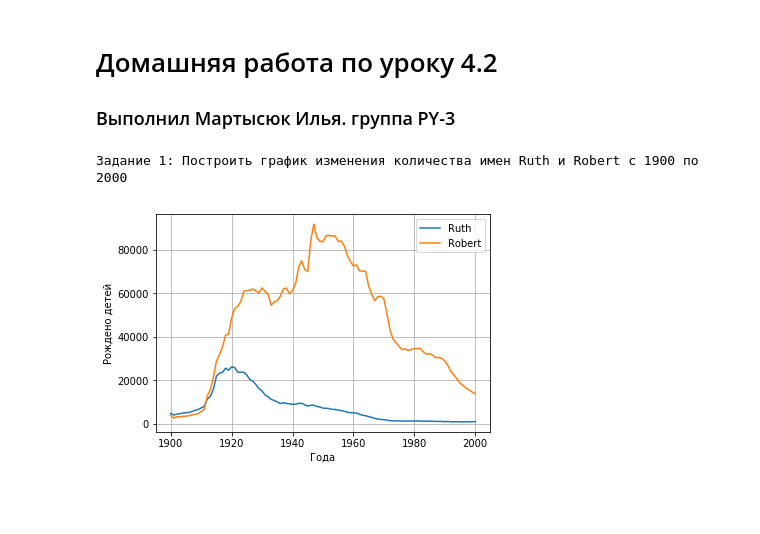
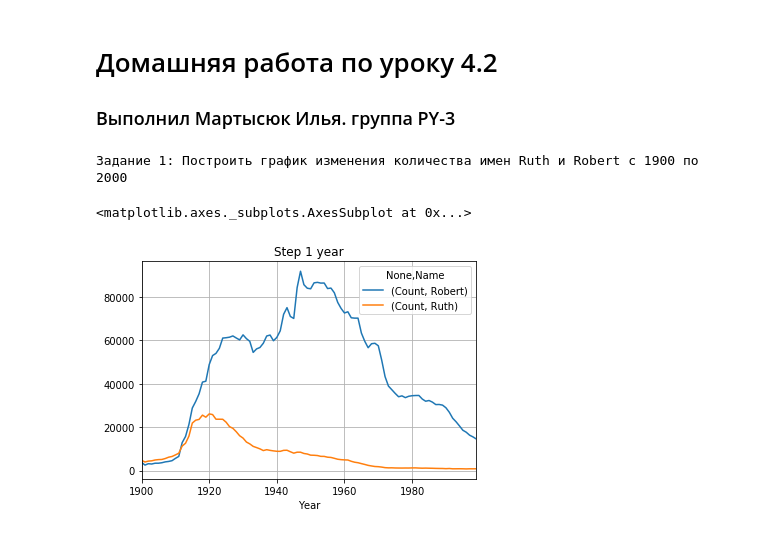
Before and after one commit to martysyuk/PY-3-Learning, a Jupyter notebook: homeworks/lesson4-2.ipynb, the cells around one changed output. Cells and saved outputs as stored; diff of their text form; code cells hidden in the pictures; blank space fills up the shorter version.

```diff
--- a/homeworks/lesson4-2.ipynb
+++ b/homeworks/lesson4-2.ipynb
@@ -4,12 +4,13 @@
 # %%
 import pandas as pd
 import matplotlib.pyplot as plt
+import numpy as np
 
 %matplotlib inline
 
 PATH = '/Users/martysyuk/Documents/Python 3 Coding/Repositorys/PY-3-Learning/homeworks/names/'
 START_YEAR = 1900
-END_YEAR = 2000
+STOP_YEAR = 2000
 NAMES = ['Ruth', 'Robert']
-MERGE_ON = ['Name', 'Gender']
+CONCAT_ON = ['Year', 'Pos']
 COLUMNS = ['Name', 'Gender', 'Count']
@@ -48,8 +17,42 @@ def print_fig1(_data):
+# %%
+def get_data_from_file(_start, _stop, _step):
+    _data = dict()
+    if _start == _stop:
+        _file_name = PATH + 'yob' + str(_start) + '.txt'
+        _data[_start] = pd.read_csv(_file_name, names=COLUMNS)
+    else:
+        for _year in range(_start, _stop, _step):
+            _file_name = PATH + 'yob' + str(_year) + '.txt'
+            _data[_year] = pd.read_csv(_file_name, names=COLUMNS)
+    try:
+        _pd_data = pd.concat(_data, names=CONCAT_ON)
+    except ValueError:
+        _pd_data = pd.DataFrame(data=_data, columns=COLUMNS)
+
+    return _pd_data
+
+
+def compile_data_to_step_1_2(step):
+    _data = get_data_from_file(START_YEAR, STOP_YEAR, step)
+    _data = _data.groupby([_data.index.get_level_values(0), 'Name']).sum()
+    _return_data = _data.query('Name == {}'.format(NAMES)).unstack('Name')
+    return _return_data
+
+
+def compile_data_to_step_3(_step, _year):
+    _names = list()
+    _data = get_data_from_file(_year, _year, _step)
+    _data = _data.groupby('Name').sum()
+    for _name in _data.index.get_level_values(0):
+        if _name.startswith('R'):
+            _names.append(_name)
+    _data = _data.query('Name == {}'.format(_names)).sort_values(by='Count', ascending=False).head(10)
+    return _data
 # %%
-data = open_files(NAMES)
-
 print('Задание 1: Построить график изменения количества имен Ruth и Robert с 1900 по 2000')
-print_fig1(data)
+plot_data = compile_data_to_step_1_2(1)
+plot_data.plot(title='Step 1 year', grid=True)
 # %% [output]
 Задание 1: Построить график изменения количества имен Ruth и Robert с 1900 по 2000
+<matplotlib.axes._subplots.AxesSubplot at 0x...>
-[figure, old version]
+[figure, new version]
```
Also changed, not shown: parts of 5 cells of this notebook.
